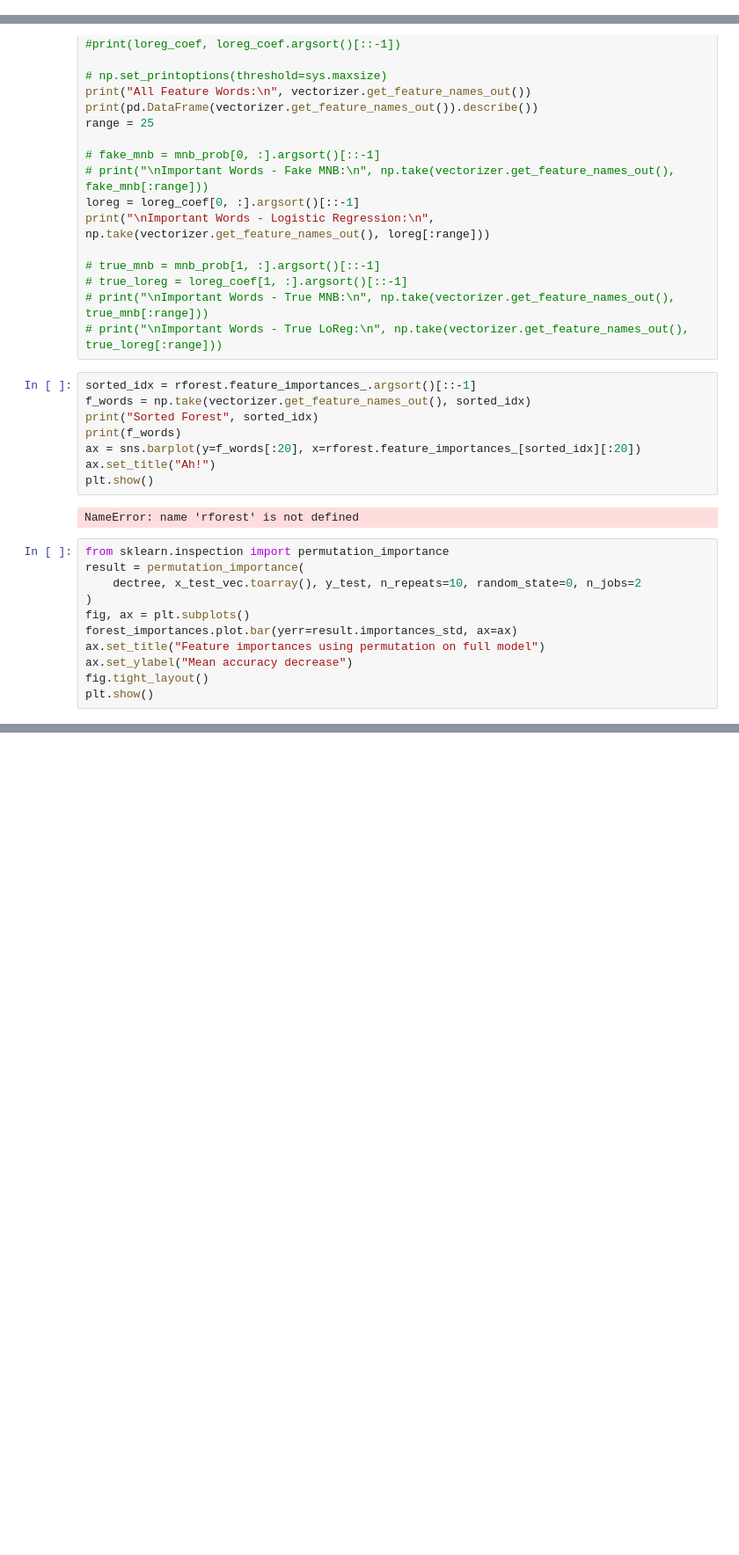
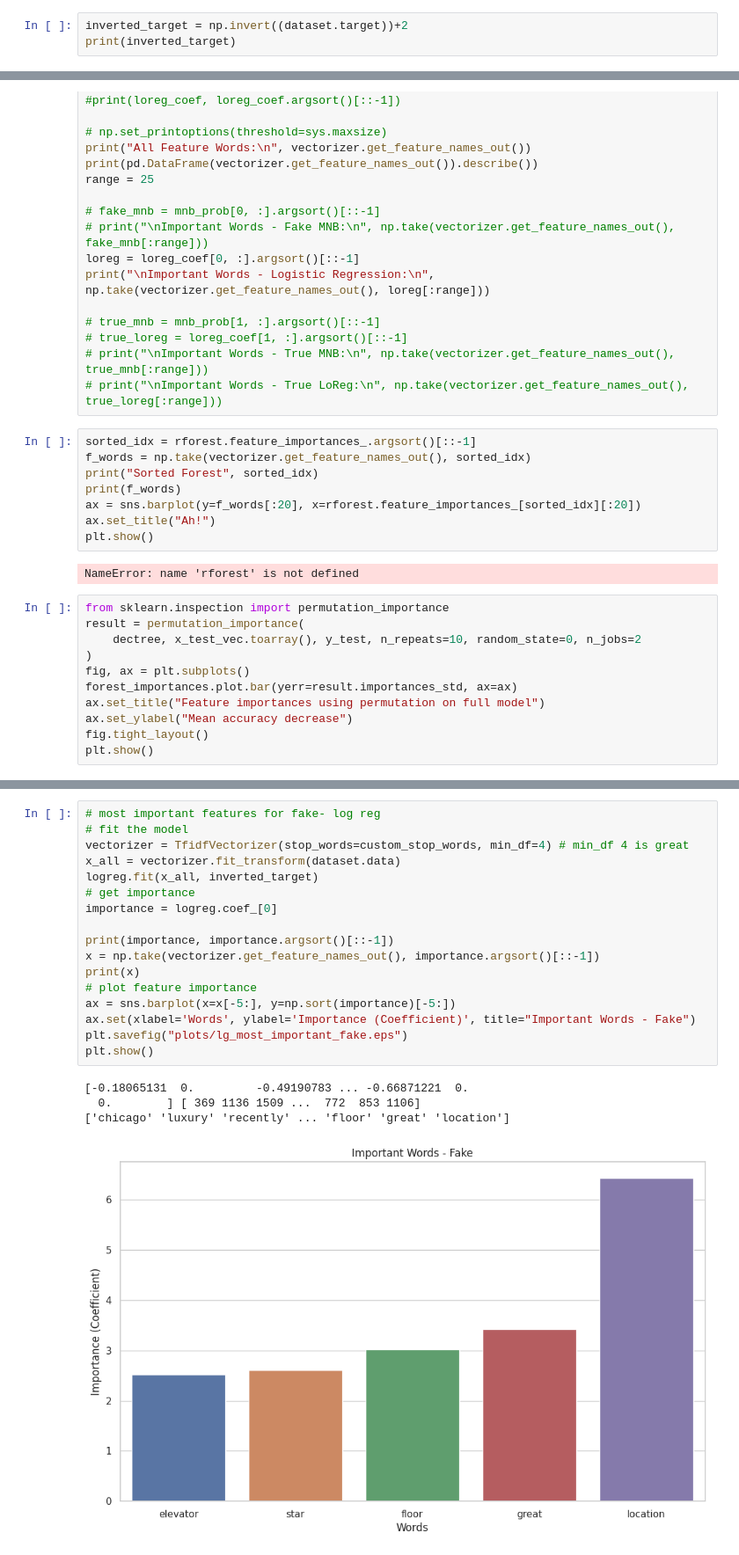
Before and after one commit to gusluchetti/uu-ai-data-mining, a Jupyter notebook: pa2/Practical Assignment 2.ipynb, the cells around one changed output, grey strips where cells are left out. Shown at 88% size. Cells and saved outputs as stored; diff of their text form; blank space fills up the shorter version.

```diff
--- a/pa2/Practical Assignment 2.ipynb
+++ b/pa2/Practical Assignment 2.ipynb
@@ -96,0 +77,3 @@ WITHOUT stop words:
+# %%
+inverted_target = np.invert((dataset.target))+2
+print(inverted_target)
@@ -307,0 +353,22 @@ ranForest = RandomForestClassifier(n_estimators=10, max_depth=None, min_samples_
+# %%
+# most important features for fake- log reg
+# fit the model
+vectorizer = TfidfVectorizer(stop_words=custom_stop_words, min_df=4) # min_df 4 is great
+x_all = vectorizer.fit_transform(dataset.data)
+logreg.fit(x_all, inverted_target)
+# get importance
+importance = logreg.coef_[0]
+
+print(importance, importance.argsort()[::-1])
+x = np.take(vectorizer.get_feature_names_out(), importance.argsort()[::-1])
+print(x)
+# plot feature importance
+ax = sns.barplot(x=x[-5:], y=np.sort(importance)[-5:])
+ax.set(xlabel='Words', ylabel='Importance (Coefficient)', title="Important Words - Fake")
+plt.savefig("plots/lg_most_important_fake.eps")
+plt.show()
+# %% [output]
+[-0.18065131  0.         -0.49190783 ... -0.66871221  0.
+  0.        ] [ 369 1136 1509 ...  772  853 1106]
+['chicago' 'luxury' 'recently' ... 'floor' 'great' 'location']
+[figure, added]
```
Also changed, not shown: parts of 37 cells of this notebook, 3 other files.
